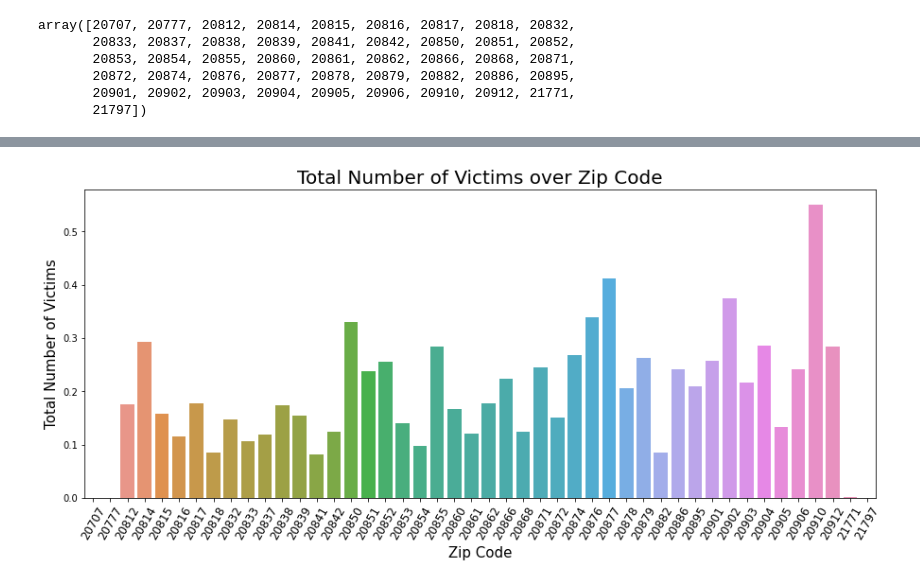
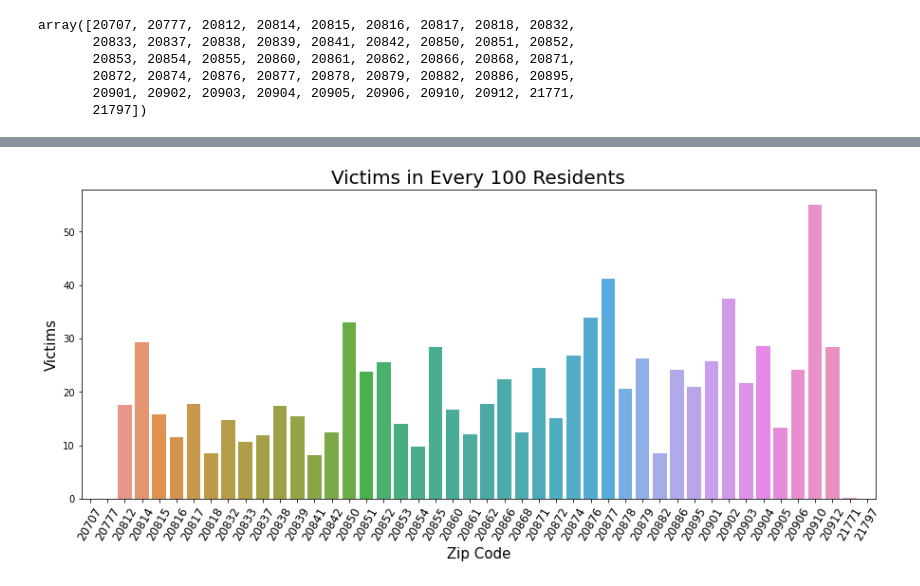
Before and after one commit to dspark0419/DATA-205, a Jupyter notebook: Project_Crime.ipynb, the cells around one changed output, grey strips where cells are left out. Drawn from its saved outputs; the diff is of its cells as text; code cells hidden in the pictures.

```diff
--- a/Project_Crime.ipynb
+++ b/Project_Crime.ipynb
@@ -289,13 +277,14 @@ fig.show()
 # %% [output]
 [interactive output not drawn]
 # %%
-sns.barplot(data=mcPopCrime_byCol, x='ZCTA5N', y=mcPopCrime_byCol['Victims']/mcPopCrime_byCol['POP100'], ci=None, estimator=sum)
+sns.barplot(data=mcPopCrime_byCol, x='ZCTA5N', y=mcPopCrime_byCol['Victims']/mcPopCrime_byCol['POP100']*100,
+            ci=None, estimator=sum)
 
-plt.title('Total Number of Victims over Zip Code', size=20)
+plt.title('Victims in Every 100 Residents', size=20)
 plt.xticks(rotation=60, size=12)
 plt.xlabel('Zip Code', size=15)
-plt.ylabel('Total Number of Victims', size=15)
+plt.ylabel('Victims', size=15)
 
 plt.show()
 # %% [output]
-[figure, old version]
+[figure, new version]
```
Also changed, not shown: parts of 13 cells of this notebook.
